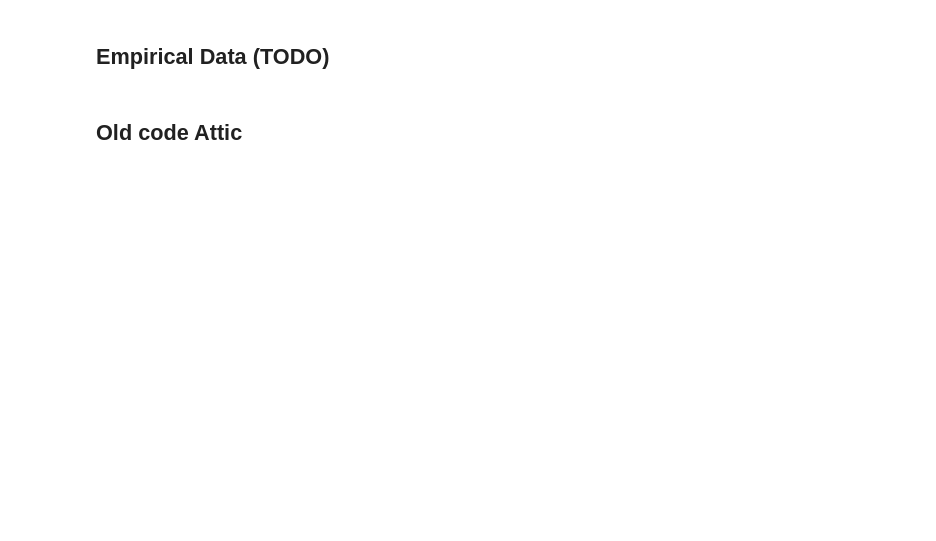
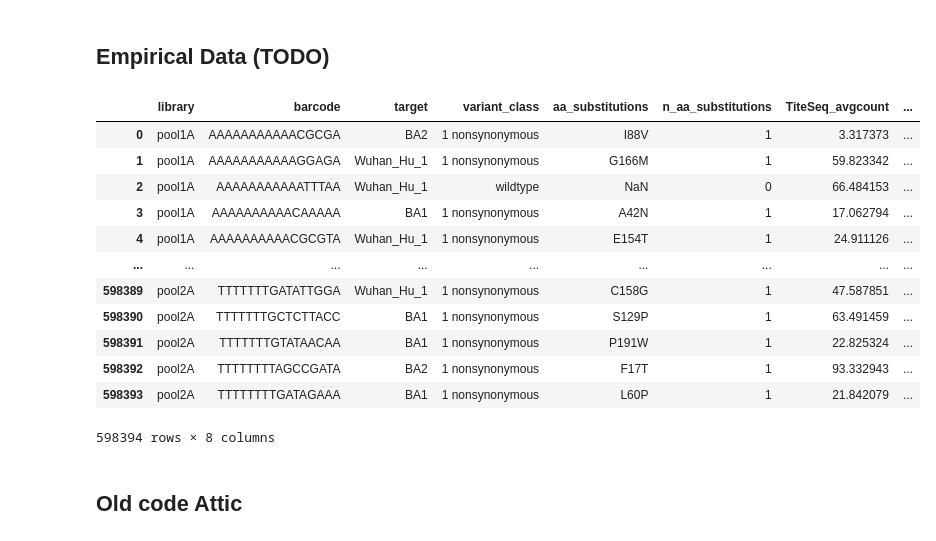
Before and after one commit to matsengrp/multidms, a Jupyter notebook: model-harv.ipynb, the cells around one changed output. Cells and saved outputs as stored; diff of their text form; code cells hidden in the pictures; blank space fills up the shorter version.

```diff
--- a/model-harv.ipynb
+++ b/model-harv.ipynb
@@ -602,5 +608,23 @@ params
 # %% [markdown]
 ## Empirical Data (TODO)
+# %%
+df = pd.read_csv("https://media.githubusercontent.com/media/jbloomlab/SARS-CoV-2-RBD_DMS_Omicron/main/results/binding_Kd/bc_binding.csv")
+# %%
+df
+# %% [output]
+|  | library | barcode | target | variant_class | aa_substitutions | n_aa_substitutions | TiteSeq_avgcount | ... |
+| 0 | pool1A | AAAAAAAAAAACGCGA | BA2 | 1 nonsynonymous | I88V | 1 | 3.317373 | ... |
+| 1 | pool1A | AAAAAAAAAAAGGAGA | Wuhan_Hu_1 | 1 nonsynonymous | G166M | 1 | 59.823342 | ... |
+| 2 | pool1A | AAAAAAAAAAATTTAA | Wuhan_Hu_1 | wildtype | NaN | 0 | 66.484153 | ... |
+| 3 | pool1A | AAAAAAAAAACAAAAA | BA1 | 1 nonsynonymous | A42N | 1 | 17.062794 | ... |
+| 4 | pool1A | AAAAAAAAAACGCGTA | Wuhan_Hu_1 | 1 nonsynonymous | E154T | 1 | 24.911126 | ... |
+| ... | ... | ... | ... | ... | ... | ... | ... | ... |
+| 598389 | pool2A | TTTTTTTGATATTGGA | Wuhan_Hu_1 | 1 nonsynonymous | C158G | 1 | 47.587851 | ... |
+| 598390 | pool2A | TTTTTTTGCTCTTACC | BA1 | 1 nonsynonymous | S129P | 1 | 63.491459 | ... |
+| 598391 | pool2A | TTTTTTTGTATAACAA | BA1 | 1 nonsynonymous | P191W | 1 | 22.825324 | ... |
+| 598392 | pool2A | TTTTTTTTAGCCGATA | BA2 | 1 nonsynonymous | F17T | 1 | 93.332943 | ... |
+| 598393 | pool2A | TTTTTTTTGATAGAAA | BA1 | 1 nonsynonymous | L60P | 1 | 21.842079 | ... |
+598394 rows × 8 columns
 # %% [markdown]
 ## Old code Attic
 # %%
```
Also changed, not shown: parts of 40 cells of this notebook.
